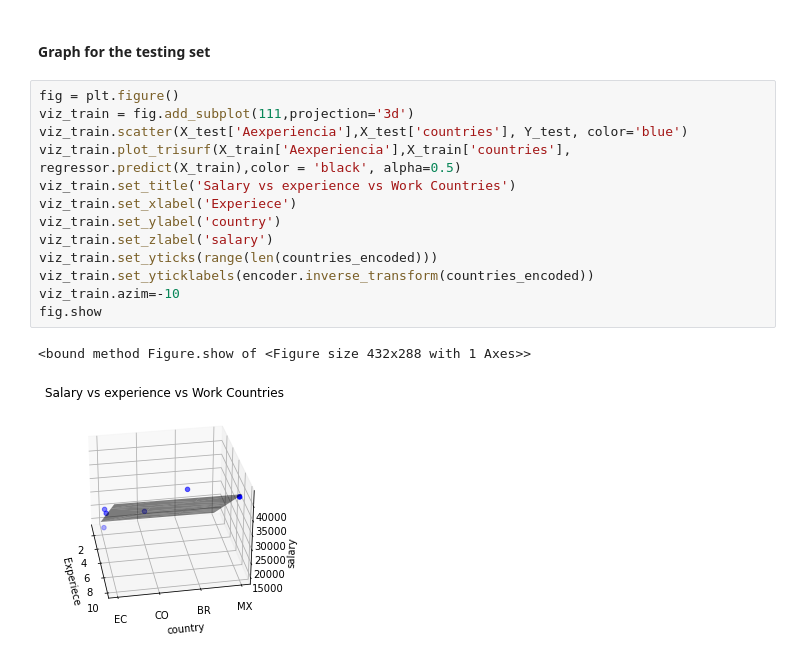
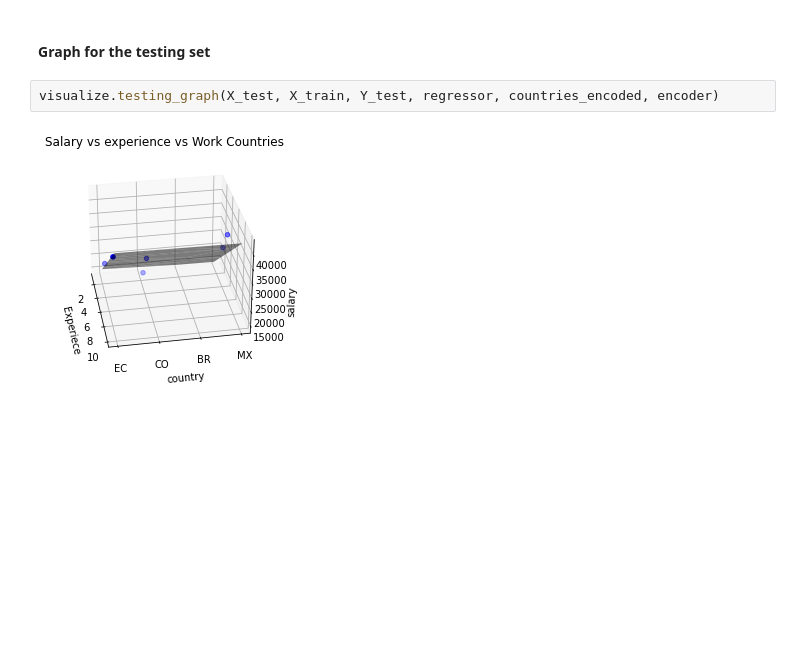
Before and after one commit to alejandrodf1/Machine-learning-fundamentals, a Jupyter notebook: notebooks/1-alejandro-linear_regression-salary_prediction.ipynb, the cells around one changed output. Saved outputs shown, nothing was run; the diff lists cells and outputs as text; blank space fills up the shorter version.

```diff
--- a/notebooks/1-alejandro-linear_regression-salary_prediction.ipynb
+++ b/notebooks/1-alejandro-linear_regression-salary_prediction.ipynb
@@ -127,18 +105,6 @@ fig.show
 # %% [markdown]
 #### Graph for the testing set
-# %%
-fig = plt.figure()
-viz_train = fig.add_subplot(111,projection='3d')
-viz_train.scatter(X_test['Aexperiencia'],X_test['countries'], Y_test, color='blue')
-viz_train.plot_trisurf(X_train['Aexperiencia'],X_train['countries'], regressor.predict(X_train),color = 'black', alpha=0.5)
-viz_train.set_title('Salary vs experience vs Work Countries')
-viz_train.set_xlabel('Experiece')
-viz_train.set_ylabel('country')
-viz_train.set_zlabel('salary')
-viz_train.set_yticks(range(len(countries_encoded)))
-viz_train.set_yticklabels(encoder.inverse_transform(countries_encoded))
-viz_train.azim=-10
-fig.show
-# %% [output]
-<bound method Figure.show of <Figure size 432x288 with 1 Axes>>
-[figure, removed]
+# %%
+visualize.testing_graph(X_test, X_train, Y_test, regressor, countries_encoded, encoder)
+# %% [output]
+[figure, added]
```
Also changed, not shown: parts of 7 cells of this notebook, 1 other file.
